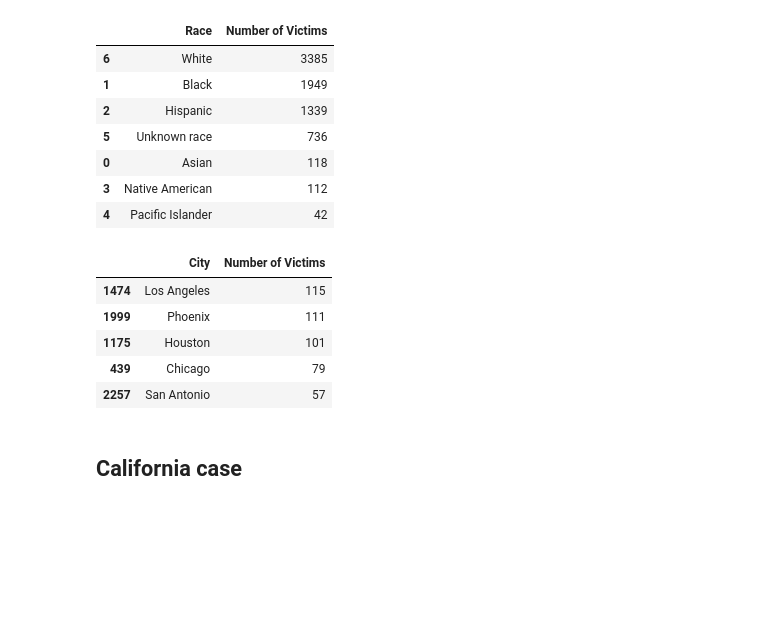
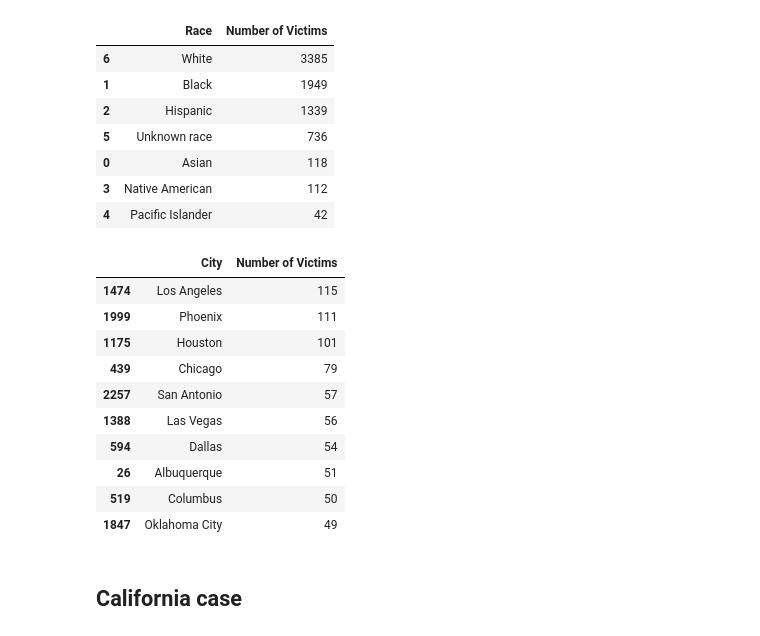
Before and after one commit to trile83/Police-Violence, a Jupyter notebook: Police Kill.ipynb, the cells around one changed output. Drawn from its saved outputs; the diff is of its cells as text; code cells hidden in the pictures; blank space fills up the shorter version.

```diff
--- a/Police Kill.ipynb
+++ b/Police Kill.ipynb
@@ -101,15 +100,20 @@ df_race_groupby.sort_values(by="Number of Victims",ascending=False)
 # %%
 ## City
 df_city_groupby = df.groupby(['City']).agg({"Victim's name":'count'}).reset_index()
 df_city_groupby.columns = ['City','Number of Victims']
-df_city_groupby.sort_values(by="Number of Victims",ascending=False).head()
+df_city_groupby.sort_values(by="Number of Victims",ascending=False).head(10)
 # %% [output]
 |  | City | Number of Victims |
 | 1474 | Los Angeles | 115 |
 | 1999 | Phoenix | 111 |
 | 1175 | Houston | 101 |
 | 439 | Chicago | 79 |
 | 2257 | San Antonio | 57 |
+| 1388 | Las Vegas | 56 |
+| 594 | Dallas | 54 |
+| 26 | Albuquerque | 51 |
+| 519 | Columbus | 50 |
+| 1847 | Oklahoma City | 49 |
 # %% [markdown]
 ## California case
 # %%
```
Also changed, not shown: parts of 4 cells of this notebook.
